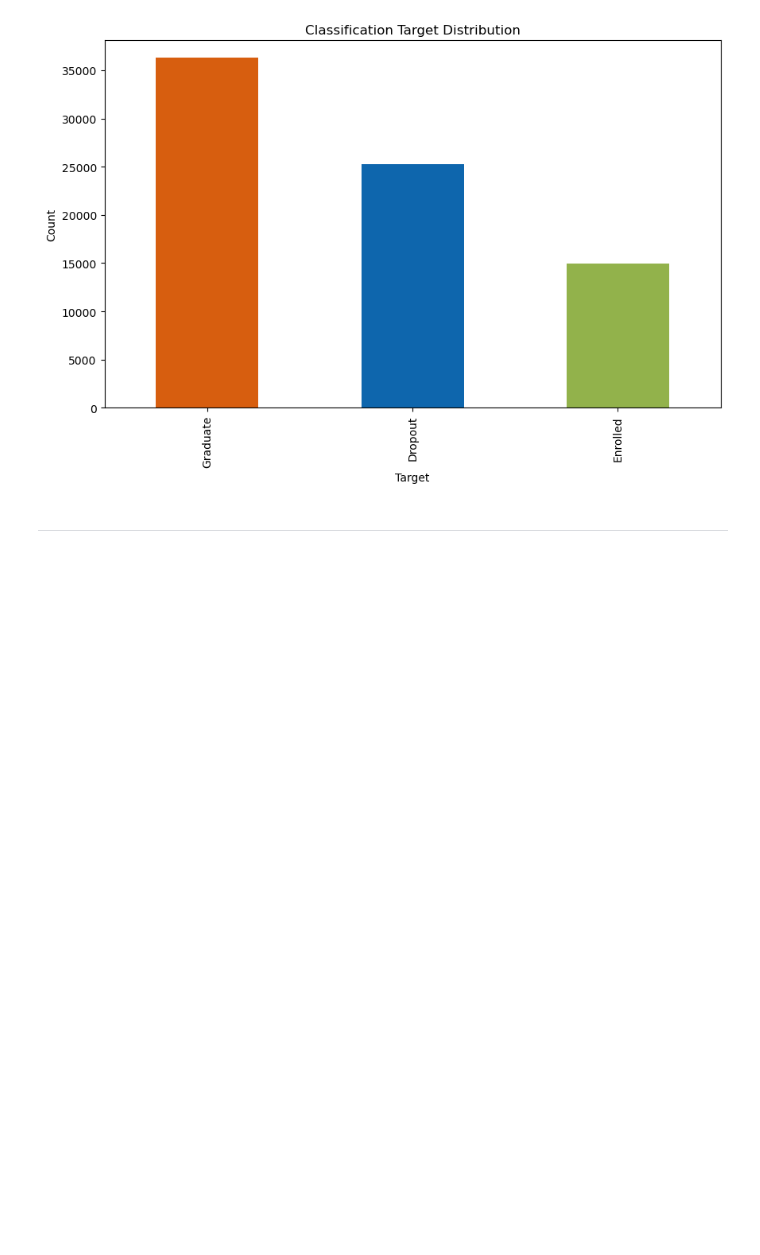
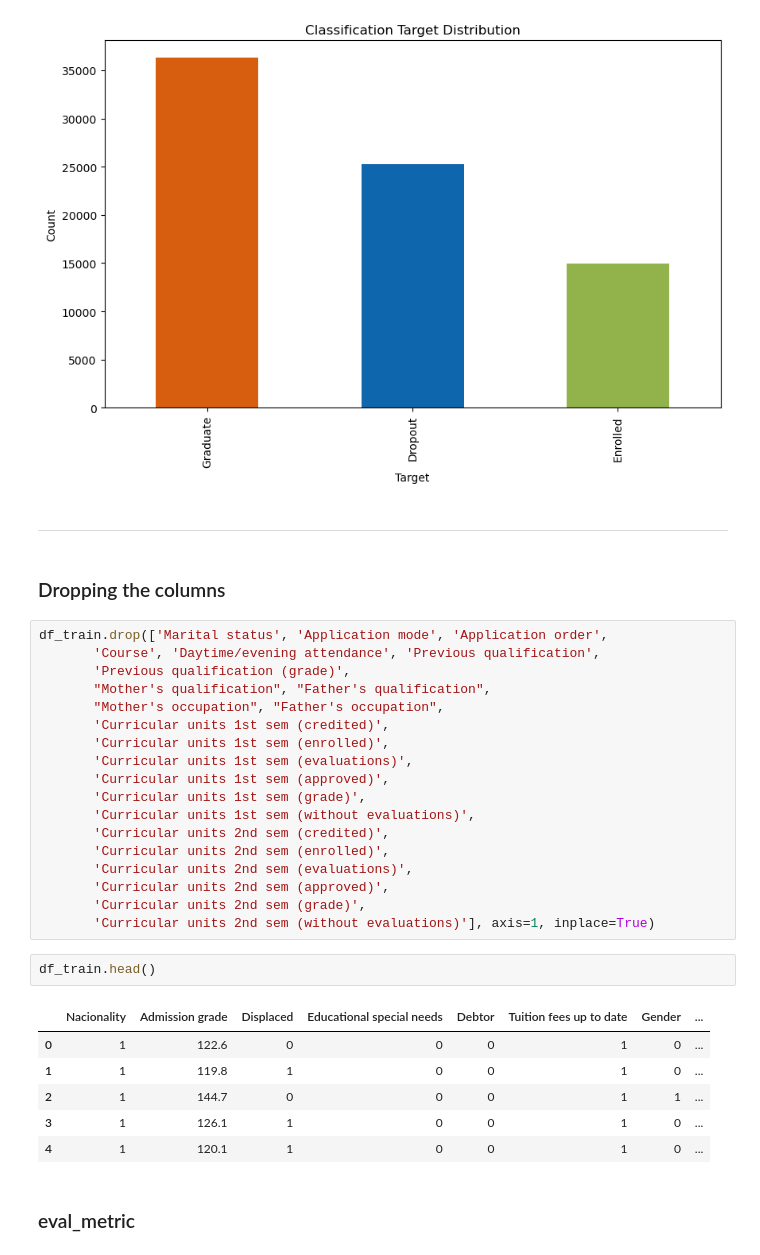
Before and after one commit to hibahdesu/Kaggle-Competitions, a Jupyter notebook: Classification with an Academic Success Dataset/My Modeling Part.ipynb, the cells around one changed output. Cells and saved outputs as stored; diff of their text form; blank space fills up the shorter version.

```diff
--- a/Classification with an Academic Success Dataset/My Modeling Part.ipynb
+++ b/Classification with an Academic Success Dataset/My Modeling Part.ipynb
@@ -1473,3 +1548,34 @@ plt.show()
 [figure]
 # %% [markdown]
 <hr/>
+# %% [markdown]
+### Dropping the columns
+# %%
+df_train.drop(['Marital status', 'Application mode', 'Application order',
+       'Course', 'Daytime/evening attendance', 'Previous qualification',
+       'Previous qualification (grade)',
+       "Mother's qualification", "Father's qualification",
+       "Mother's occupation", "Father's occupation",
+       'Curricular units 1st sem (credited)',
+       'Curricular units 1st sem (enrolled)',
+       'Curricular units 1st sem (evaluations)',
+       'Curricular units 1st sem (approved)',
+       'Curricular units 1st sem (grade)',
+       'Curricular units 1st sem (without evaluations)',
+       'Curricular units 2nd sem (credited)',
+       'Curricular units 2nd sem (enrolled)',
+       'Curricular units 2nd sem (evaluations)',
+       'Curricular units 2nd sem (approved)',
+       'Curricular units 2nd sem (grade)',
+       'Curricular units 2nd sem (without evaluations)'], axis=1, inplace=True)
+# %%
+df_train.head()
+# %% [output]
+|  | Nacionality | Admission grade | Displaced | Educational special needs | Debtor | Tuition fees up to date | Gender | ... |
+| 0 | 1 | 122.6 | 0 | 0 | 0 | 1 | 0 | ... |
+| 1 | 1 | 119.8 | 1 | 0 | 0 | 1 | 0 | ... |
+| 2 | 1 | 144.7 | 0 | 0 | 0 | 1 | 1 | ... |
+| 3 | 1 | 126.1 | 1 | 0 | 0 | 1 | 0 | ... |
+| 4 | 1 | 120.1 | 1 | 0 | 0 | 1 | 0 | ... |
+# %% [markdown]
+### eval_metric
```
Also changed, not shown: parts of 46 cells of this notebook.
